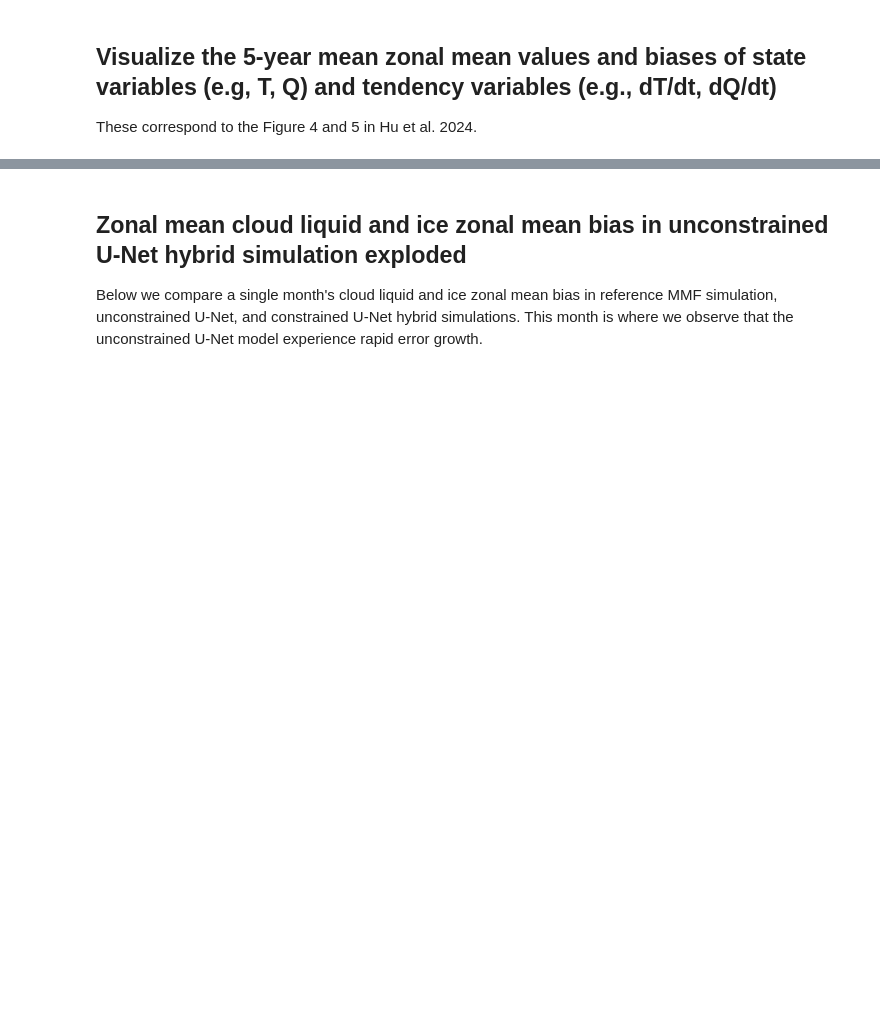
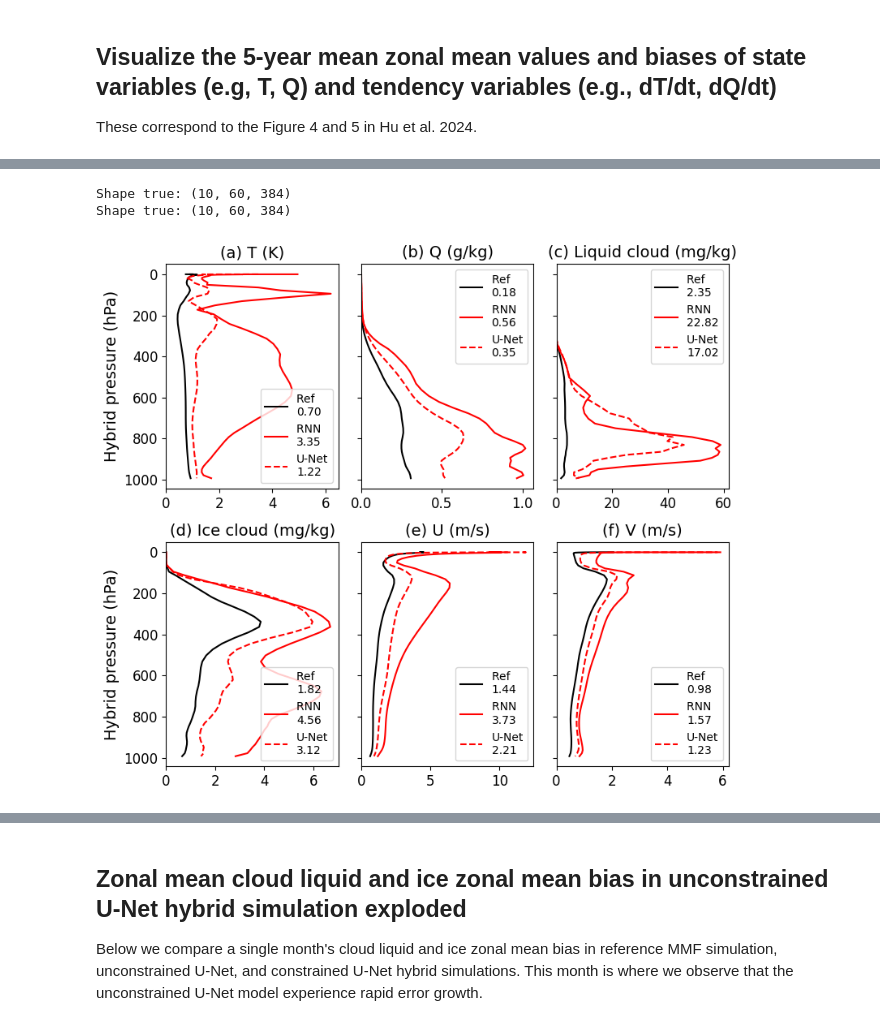
Before and after one commit to peterukk/ClimSim, a Jupyter notebook: online_testing/evaluation/zonal-mean-online-bias-visualization.ipynb, the cells around one changed output, grey strips where cells are left out. Saved outputs shown, nothing was run; the diff lists cells and outputs as text; code cells hidden in the pictures; blank space fills up the shorter version.

```diff
--- a/online_testing/evaluation/zonal-mean-online-bias-visualization.ipynb
+++ b/online_testing/evaluation/zonal-mean-online-bias-visualization.ipynb
@@ -380,0 +360,73 @@ plt.show()
+# %%
+area_weight = grid_area/np.sum(grid_area)
+
+pattern2 = '*eam*nc'
+filenames = data_path+'h0/'+yearstr+'/mmf_a/'+pattern2
+ds_sp2 = xr.open_mfdataset(filenames)
+# Exclude the first month (0003-01) due to spin model
+ds_sp2 = ds_sp2.sel(time=ds_sp.time[1:])
+print("Shape true:", ds_sp2.T.shape)
+ds_sp2['lev'].attrs['long_name'] = 'hybrid pressure'
+
+filenames = data_path+'h0/'+yearstr+'/unet_v5/huber_rop/'+pattern2
+ds_nn2 = xr.open_mfdataset(filenames)
+# Exclude the first month (0003-01) due to spin model
+ds_nn2 = ds_nn2.sel(time=ds_sp.time[1:])
+print("Shape true:", ds_nn2.T.shape)
+ds_nn2['lev'].attrs['long_name'] = 'hybrid pressure'
+
+variables = ['T', 'Q', 'CLDLIQ', 'CLDICE', 'U', 'V']
+scaling_dict = {'T': 1.0, 'Q': 1000.0, 'CLDLIQ': 1e6, 'CLDICE': 1e6, 'U': 1.0, 'V': 1.0}  # Scaling factors
+units_dict = {'T': 'K', 'Q': 'g/kg', 'CLDLIQ': 'mg/kg', 'CLDICE': 'mg/kg', 'U': 'm/s', 'V': 'm/s'}  # Units
+titles = [
+    '(a) T',
+    '(b) Q',
+    '(c) Liquid cloud',
+    '(d) Ice cloud',
+    '(e) U',
+    '(f) V',
+]  # Main titles with subplot labels
+
+fig, axes = plt.subplots(2, 3, figsize=(8, 7), sharey=True, constrained_layout=True)  # 2 rows, 3 columns
+axes = axes.flatten()  # Flatten axes for easier iteration
+
+for ax, var, title in zip(axes, variables, titles):
+    # Use specified scaling for the variable
+    scaling = scaling_dict[var]
+
+    # Compute time-mean and RMSE for each variable
+    nn_tmean = (ds_nn[var]).mean(dim=('time')).compute().values * scaling
+    nn_tmean2 = (ds_nn2[var]).mean(dim=('time')).compute().values * scaling
+    sp_tmean = (ds_sp[var]).mean(dim=('time')).compute().values * scaling
+    sp_tmean2 = (ds_sp2[var]).mean(dim=('time')).compute().values * scaling
+
+    nn_rmse = np.sqrt(np.average((sp_tmean - nn_tmean) ** 2, axis=1, weights=area_weight))
+    nn_rmse2 = np.sqrt(np.average((sp_tmean - nn_tmean2) ** 2, axis=1, weights=area_weight))
+    mmf_rmse = np.sqrt(np.average((sp_tmean - sp_tmean2) ** 2, axis=1, weights=area_weight))
+
+    nn_rmse_global = np.sqrt(np.average((sp_tmean - nn_tmean) ** 2, weights=total_weight))
+    nn_rmse_global2 = np.sqrt(np.average((sp_tmean - nn_tmean2) ** 2, weights=total_weight))
+    mmf_rmse_global = np.sqrt(np.average((sp_tmean - sp_tmean2) ** 2, weights=total_weight))
+
+    # Plot on the corresponding axis
+    ax.plot(mmf_rmse, lev, label=f'Ref \n{mmf_rmse_global:.2f}', linestyle='-', color='black')
+    ax.plot(nn_rmse, lev, label=f'RNN \n{nn_rmse_global:.2f}', color='red')
+    ax.plot(nn_rmse2, lev, label=f'U-Net\n{nn_rmse_global2:.2f}', color='red', linestyle='dashed')
+    ax.set_xlim(left=0)
+    ax.tick_params(axis='both', labelsize=12)
+    ax.set_title(title+f' ({units_dict[var]})', fontsize=14, loc='center')  # Add main title with subplot label
+    # ax.set_xlabel(f'{units_dict[var]}', fontsize=14)  # Keep unit in x-label
+    ax.invert_yaxis()  # Reverse the y-axis
+    ax.legend(fontsize=10)
+
+# Set a shared y-label for the first column
+axes[0].set_ylabel('Hybrid pressure (hPa)', fontsize=14)
+axes[3].set_ylabel('Hybrid pressure (hPa)', fontsize=14)
+plt.gca().invert_yaxis()
+plt.tight_layout()
+# plt.savefig('state_rmse_profiles_and_scalar.pdf', format='pdf', dpi=400, bbox_inches='tight')
+plt.show()
+# %% [output]
+Shape true: (10, 60, 384)
+Shape true: (10, 60, 384)
+[figure, added]
```
Also changed, not shown: parts of 17 cells of this notebook, 5 other files.
